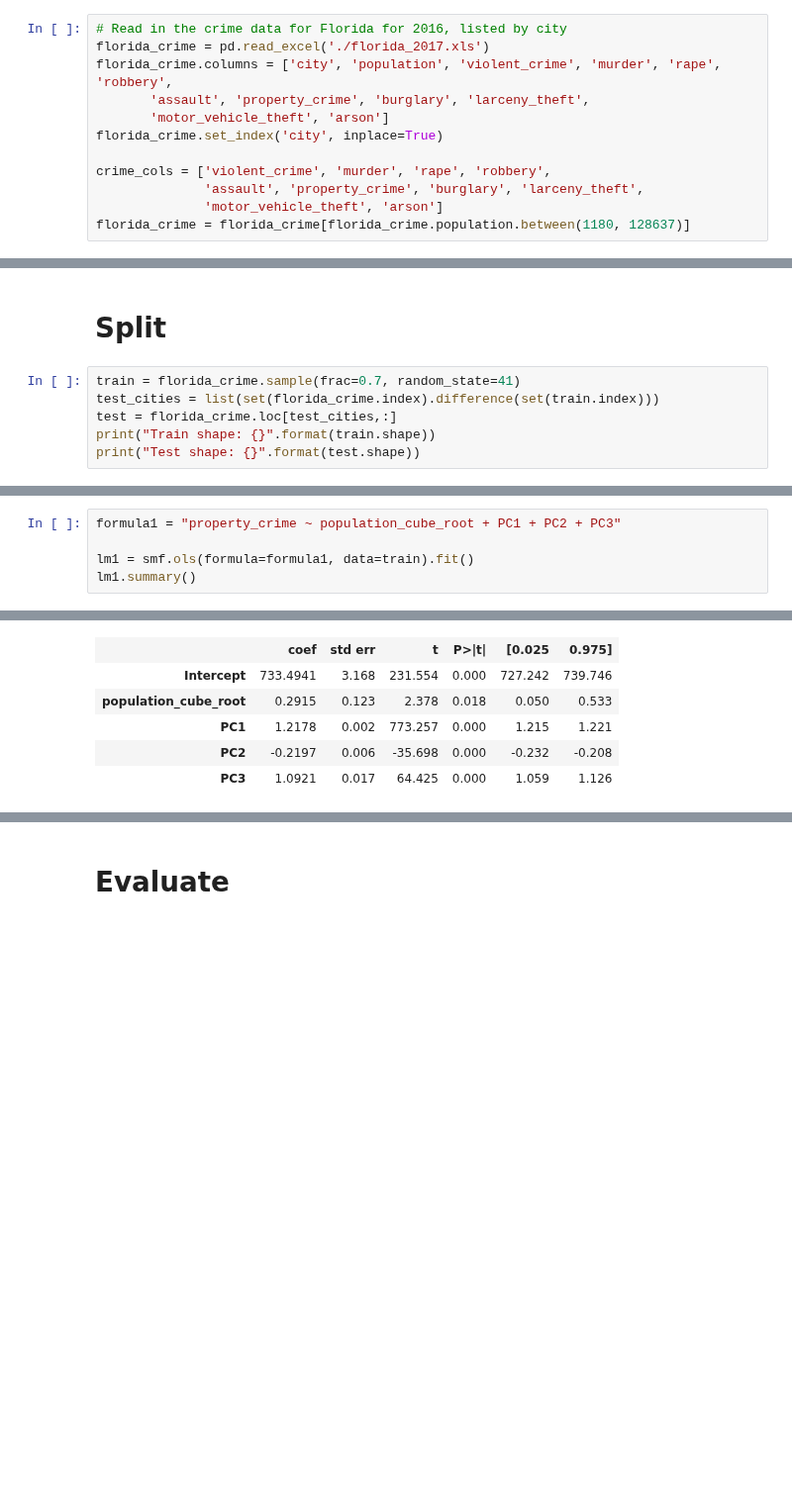
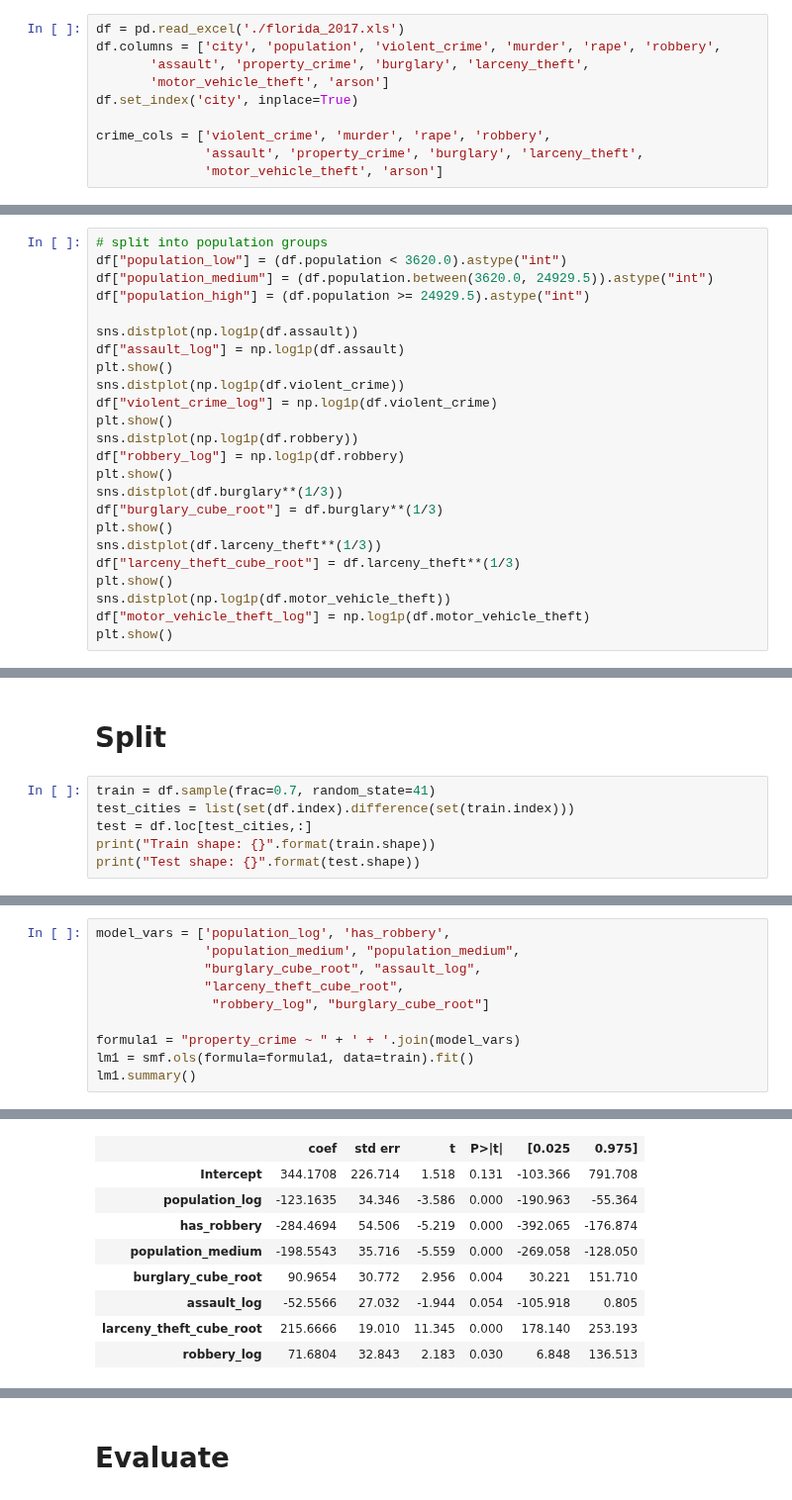
Before and after one commit to mkm29/DataScience, a Jupyter notebook: thinkful/unit/2/4/challenge_crime_regression.ipynb, the cells around one changed output, grey strips where cells are left out. Shown at 99% size. Drawn from its saved outputs; the diff is of its cells as text; blank space fills up the shorter version.

```diff
--- a/thinkful/unit/2/4/challenge_crime_regression.ipynb
+++ b/thinkful/unit/2/4/challenge_crime_regression.ipynb
@@ -53,12 +26,10 @@ def get_population_group_spaced(population):
 # %%
-# Read in the crime data for Florida for 2016, listed by city
-florida_crime = pd.read_excel('./florida_2017.xls')
-florida_crime.columns = ['city', 'population', 'violent_crime', 'murder', 'rape', 'robbery',
+df = pd.read_excel('./florida_2017.xls')
+df.columns = ['city', 'population', 'violent_crime', 'murder', 'rape', 'robbery',
        'assault', 'property_crime', 'burglary', 'larceny_theft',
        'motor_vehicle_theft', 'arson']
-florida_crime.set_index('city', inplace=True)
+df.set_index('city', inplace=True)
 
 crime_cols = ['violent_crime', 'murder', 'rape', 'robbery',
               'assault', 'property_crime', 'burglary', 'larceny_theft',
               'motor_vehicle_theft', 'arson']
-florida_crime = florida_crime[florida_crime.population.between(1180, 128637)]
@@ -218,0 +95,24 @@ florida_crime.head()
+# %%
+# split into population groups
+df["population_low"] = (df.population < 3620.0).astype("int")
+df["population_medium"] = (df.population.between(3620.0, 24929.5)).astype("int")
+df["population_high"] = (df.population >= 24929.5).astype("int")
+
+sns.distplot(np.log1p(df.assault))
+df["assault_log"] = np.log1p(df.assault)
+plt.show()
+sns.distplot(np.log1p(df.violent_crime))
+df["violent_crime_log"] = np.log1p(df.violent_crime)
+plt.show()
+sns.distplot(np.log1p(df.robbery))
+df["robbery_log"] = np.log1p(df.robbery)
+plt.show()
+sns.distplot(df.burglary**(1/3))
+df["burglary_cube_root"] = df.burglary**(1/3)
+plt.show()
+sns.distplot(df.larceny_theft**(1/3))
+df["larceny_theft_cube_root"] = df.larceny_theft**(1/3)
+plt.show()
+sns.distplot(np.log1p(df.motor_vehicle_theft))
+df["motor_vehicle_theft_log"] = np.log1p(df.motor_vehicle_theft)
+plt.show()
@@ -219,9 +126,9 @@ florida_crime.head()
 # %% [markdown]
 # Split
 # %%
-train = florida_crime.sample(frac=0.7, random_state=41)
-test_cities = list(set(florida_crime.index).difference(set(train.index)))
-test = florida_crime.loc[test_cities,:]
+train = df.sample(frac=0.7, random_state=41)
+test_cities = list(set(df.index).difference(set(train.index)))
+test = df.loc[test_cities,:]
 print("Train shape: {}".format(train.shape))
 print("Test shape: {}".format(test.shape))
 # %% [output]
@@ -232,6 +139,11 @@ Test shape: (77, 46)
 # %%
-formula1 = "property_crime ~ population_cube_root + PC1 + PC2 + PC3"
+model_vars = ['population_log', 'has_robbery',
+              'population_medium', "population_medium",
+              "burglary_cube_root", "assault_log",
+              "larceny_theft_cube_root",
+               "robbery_log", "burglary_cube_root"]
 
+formula1 = "property_crime ~ " + ' + '.join(model_vars)
 lm1 = smf.ols(formula=formula1, data=train).fit()
 lm1.summary()
 # %% [output]
@@ -247,7 +159,10 @@ OLS Regression Results
 | Covariance Type: | nonrobust |  |  |
 |  | coef | std err | t | P>|t| | [0.025 | 0.975] |
-| Intercept | 733.4941 | 3.168 | 231.554 | 0.000 | 727.242 | 739.746 |
-| population_cube_root | 0.2915 | 0.123 | 2.378 | 0.018 | 0.050 | 0.533 |
-| PC1 | 1.2178 | 0.002 | 773.257 | 0.000 | 1.215 | 1.221 |
-| PC2 | -0.2197 | 0.006 | -35.698 | 0.000 | -0.232 | -0.208 |
-| PC3 | 1.0921 | 0.017 | 64.425 | 0.000 | 1.059 | 1.126 |
+| Intercept | 344.1708 | 226.714 | 1.518 | 0.131 | -103.366 | 791.708 |
+| population_log | -123.1635 | 34.346 | -3.586 | 0.000 | -190.963 | -55.364 |
+| has_robbery | -284.4694 | 54.506 | -5.219 | 0.000 | -392.065 | -176.874 |
+| population_medium | -198.5543 | 35.716 | -5.559 | 0.000 | -269.058 | -128.050 |
+| burglary_cube_root | 90.9654 | 30.772 | 2.956 | 0.004 | 30.221 | 151.710 |
+| assault_log | -52.5566 | 27.032 | -1.944 | 0.054 | -105.918 | 0.805 |
+| larceny_theft_cube_root | 215.6666 | 19.010 | 11.345 | 0.000 | 178.140 | 253.193 |
+| robbery_log | 71.6804 | 32.843 | 2.183 | 0.030 | 6.848 | 136.513 |
```
Also changed, not shown: parts of 46 cells of this notebook.
